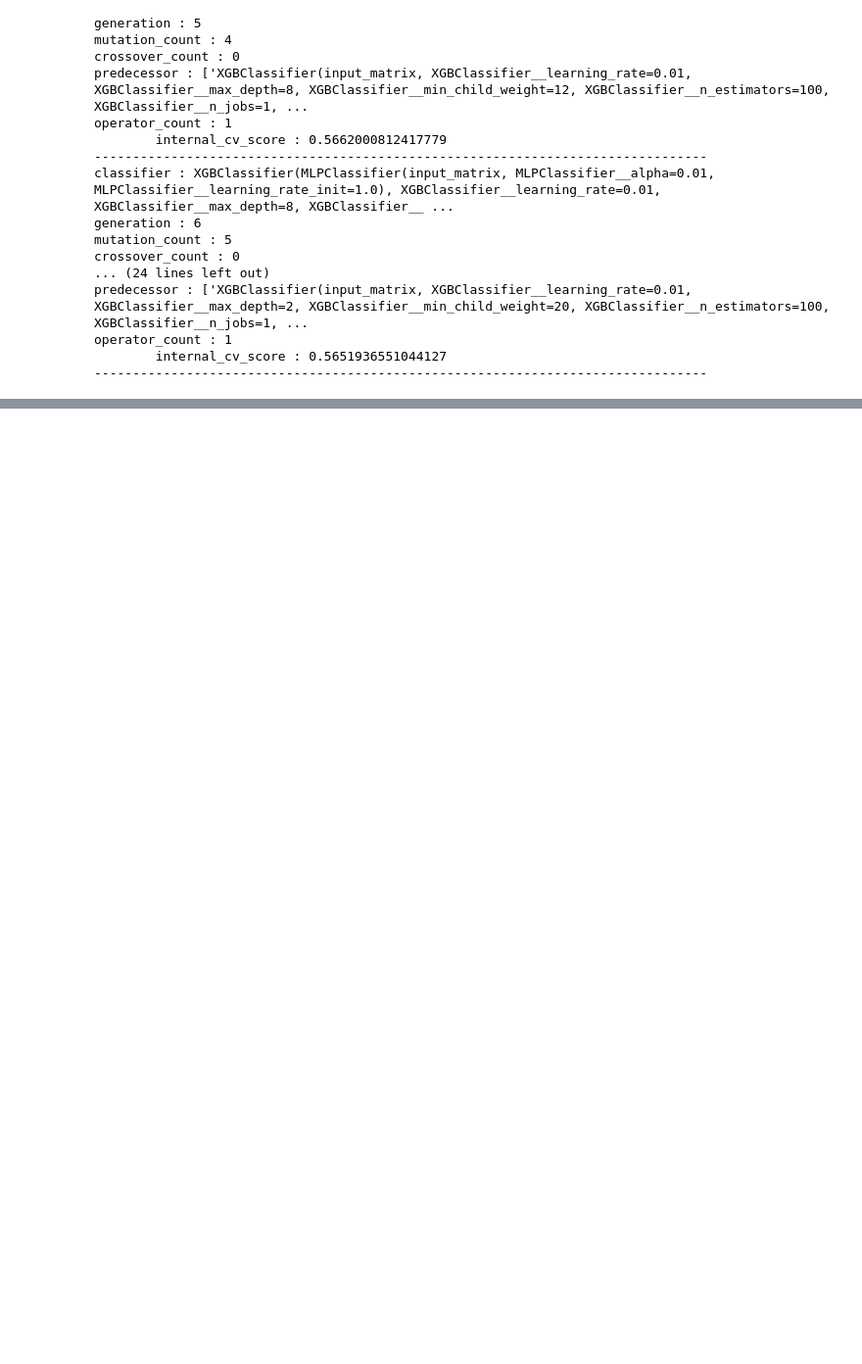
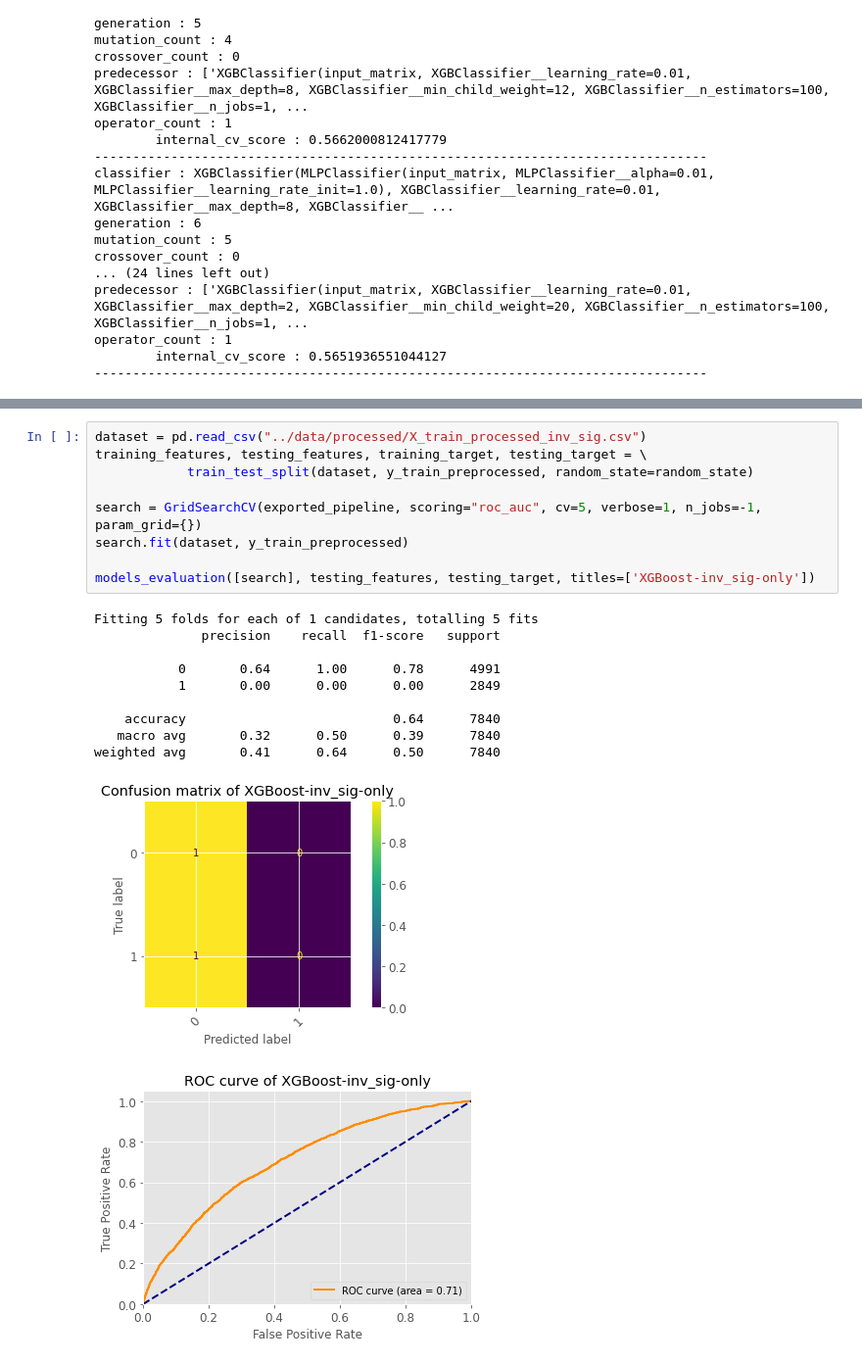
Before and after one commit to abhinav3398/song-popularity, a Jupyter notebook: notebooks/modeling.ipynb, the cells around one changed output, grey strips where cells are left out. Shown at 98% size. Cells and saved outputs as stored; diff of their text form; blank space fills up the shorter version.

```diff
--- a/notebooks/modeling.ipynb
+++ b/notebooks/modeling.ipynb
@@ -1076,0 +1099,21 @@ operator_count : 1
+# %%
+dataset = pd.read_csv("../data/processed/X_train_processed_inv_sig.csv")
+training_features, testing_features, training_target, testing_target = \
+            train_test_split(dataset, y_train_preprocessed, random_state=random_state)
+
+search = GridSearchCV(exported_pipeline, scoring="roc_auc", cv=5, verbose=1, n_jobs=-1, param_grid={})
+search.fit(dataset, y_train_preprocessed)
+
+models_evaluation([search], testing_features, testing_target, titles=['XGBoost-inv_sig-only'])
+# %% [output]
+Fitting 5 folds for each of 1 candidates, totalling 5 fits
+              precision    recall  f1-score   support
+
+           0       0.64      1.00      0.78      4991
+           1       0.00      0.00      0.00      2849
+
+    accuracy                           0.64      7840
+   macro avg       0.32      0.50      0.39      7840
+weighted avg       0.41      0.64      0.50      7840
+[figure, added]
+[figure, added]
```
Also changed, not shown: parts of 25 cells of this notebook, 56 other files.
